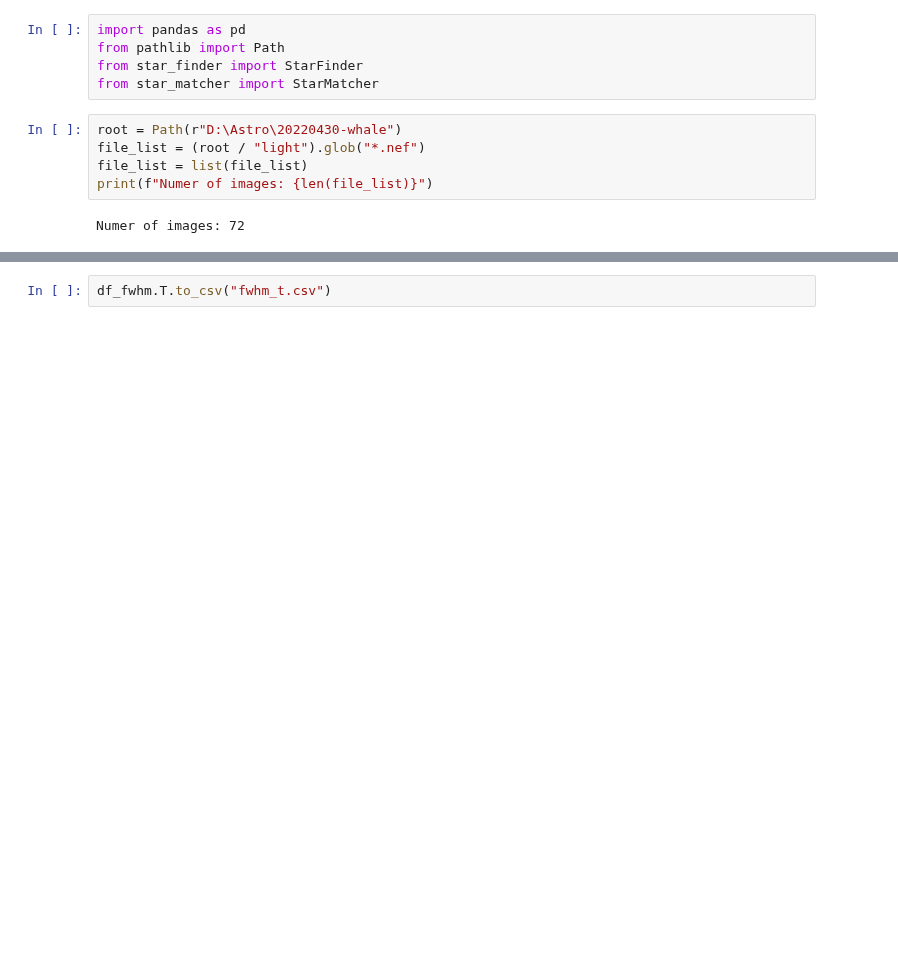
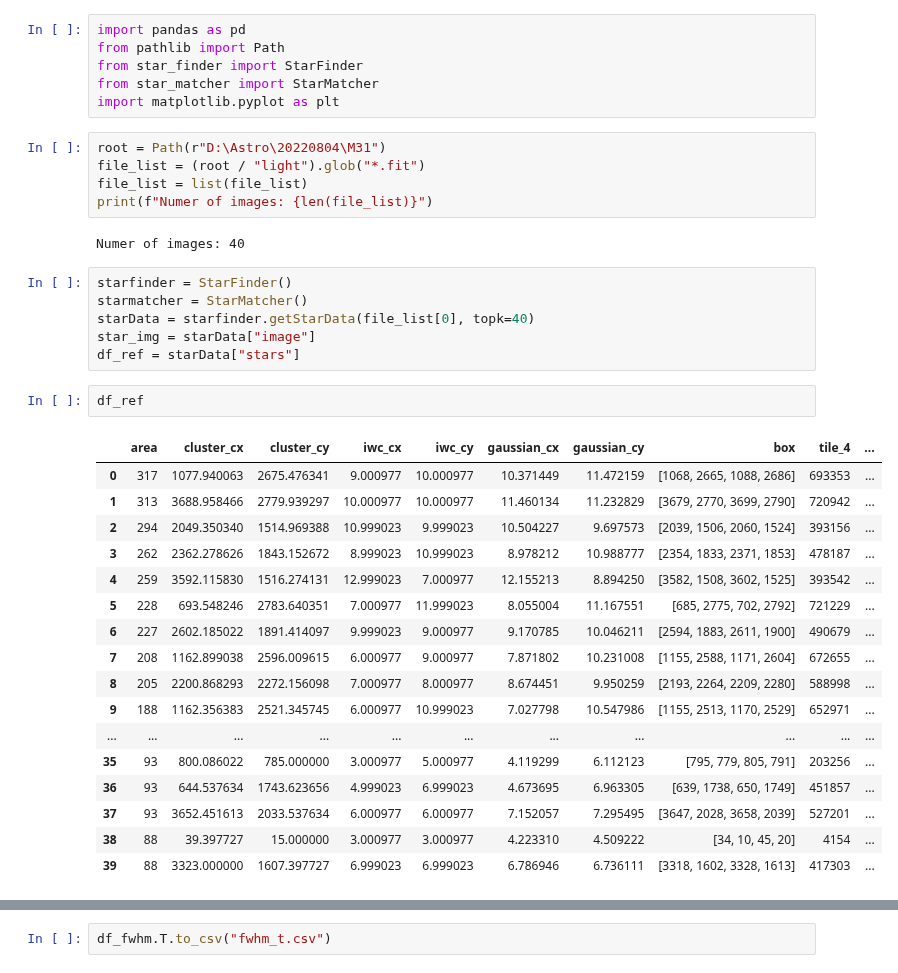
Before and after one commit to cygnus77/astrocam, a Jupyter notebook: fwhm/fwhm_shift.ipynb, the cells around one changed output, grey strips where cells are left out. Saved outputs shown, nothing was run; the diff lists cells and outputs as text; blank space fills up the shorter version.

```diff
--- a/fwhm/fwhm_shift.ipynb
+++ b/fwhm/fwhm_shift.ipynb
@@ -3,10 +3,37 @@ import pandas as pd
 from pathlib import Path
 from star_finder import StarFinder
 from star_matcher import StarMatcher
+import matplotlib.pyplot as plt
 # %%
-root = Path(r"D:\Astro\20220430-whale")
-file_list = (root / "light").glob("*.nef")
+root = Path(r"D:\Astro\20220804\M31")
+file_list = (root / "light").glob("*.fit")
 file_list = list(file_list)
 print(f"Numer of images: {len(file_list)}")
 # %% [output]
-Numer of images: 72
+Numer of images: 40
+# %%
+starfinder = StarFinder()
+starmatcher = StarMatcher()
+starData = starfinder.getStarData(file_list[0], topk=40)
+star_img = starData["image"]
+df_ref = starData["stars"]
+# %%
+df_ref
+# %% [output]
+|  | area | cluster_cx | cluster_cy | iwc_cx | iwc_cy | gaussian_cx | gaussian_cy | box | tile_4 | ... |
+| 0 | 317 | 1077.940063 | 2675.476341 | 9.000977 | 10.000977 | 10.371449 | 11.472159 | [1068, 2665, 1088, 2686] | 693353 | ... |
+| 1 | 313 | 3688.958466 | 2779.939297 | 10.000977 | 10.000977 | 11.460134 | 11.232829 | [3679, 2770, 3699, 2790] | 720942 | ... |
+| 2 | 294 | 2049.350340 | 1514.969388 | 10.999023 | 9.999023 | 10.504227 | 9.697573 | [2039, 1506, 2060, 1524] | 393156 | ... |
+| 3 | 262 | 2362.278626 | 1843.152672 | 8.999023 | 10.999023 | 8.978212 | 10.988777 | [2354, 1833, 2371, 1853] | 478187 | ... |
+| 4 | 259 | 3592.115830 | 1516.274131 | 12.999023 | 7.000977 | 12.155213 | 8.894250 | [3582, 1508, 3602, 1525] | 393542 | ... |
+| 5 | 228 | 693.548246 | 2783.640351 | 7.000977 | 11.999023 | 8.055004 | 11.167551 | [685, 2775, 702, 2792] | 721229 | ... |
+| 6 | 227 | 2602.185022 | 1891.414097 | 9.999023 | 9.000977 | 9.170785 | 10.046211 | [2594, 1883, 2611, 1900] | 490679 | ... |
+| 7 | 208 | 1162.899038 | 2596.009615 | 6.000977 | 9.000977 | 7.871802 | 10.231008 | [1155, 2588, 1171, 2604] | 672655 | ... |
+| 8 | 205 | 2200.868293 | 2272.156098 | 7.000977 | 8.000977 | 8.674451 | 9.950259 | [2193, 2264, 2209, 2280] | 588998 | ... |
+| 9 | 188 | 1162.356383 | 2521.345745 | 6.000977 | 10.999023 | 7.027798 | 10.547986 | [1155, 2513, 1170, 2529] | 652971 | ... |
+| ... | ... | ... | ... | ... | ... | ... | ... | ... | ... | ... |
+| 35 | 93 | 800.086022 | 785.000000 | 3.000977 | 5.000977 | 4.119299 | 6.112123 | [795, 779, 805, 791] | 203256 | ... |
+| 36 | 93 | 644.537634 | 1743.623656 | 4.999023 | 6.999023 | 4.673695 | 6.963305 | [639, 1738, 650, 1749] | 451857 | ... |
+| 37 | 93 | 3652.451613 | 2033.537634 | 6.000977 | 6.000977 | 7.152057 | 7.295495 | [3647, 2028, 3658, 2039] | 527201 | ... |
+| 38 | 88 | 39.397727 | 15.000000 | 3.000977 | 3.000977 | 4.223310 | 4.509222 | [34, 10, 45, 20] | 4154 | ... |
+| 39 | 88 | 3323.000000 | 1607.397727 | 6.999023 | 6.999023 | 6.786946 | 6.736111 | [3318, 1602, 3328, 1613] | 417303 | ... |
```
Also changed, not shown: parts of 2 cells of this notebook, 4 other files.
